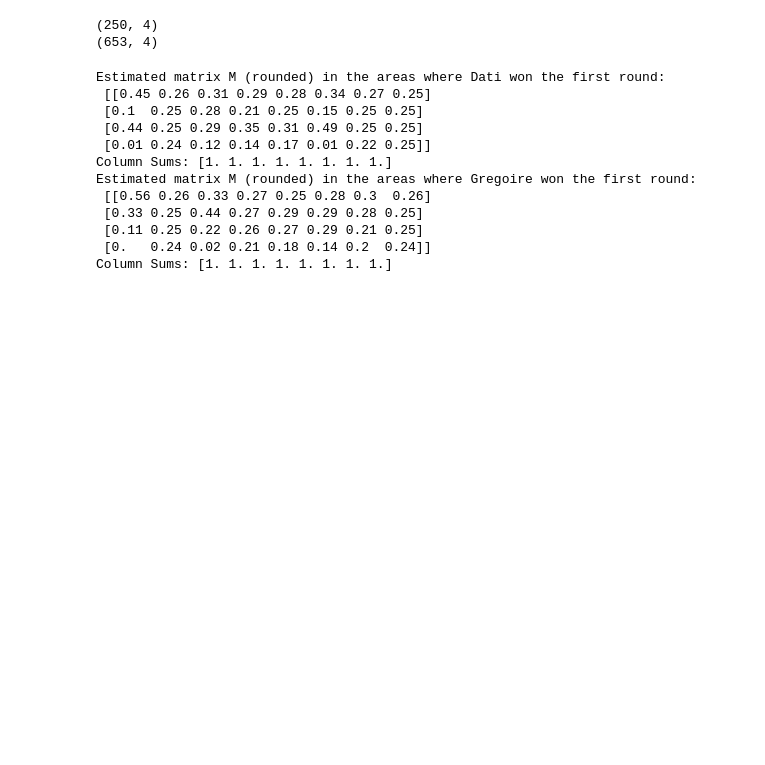
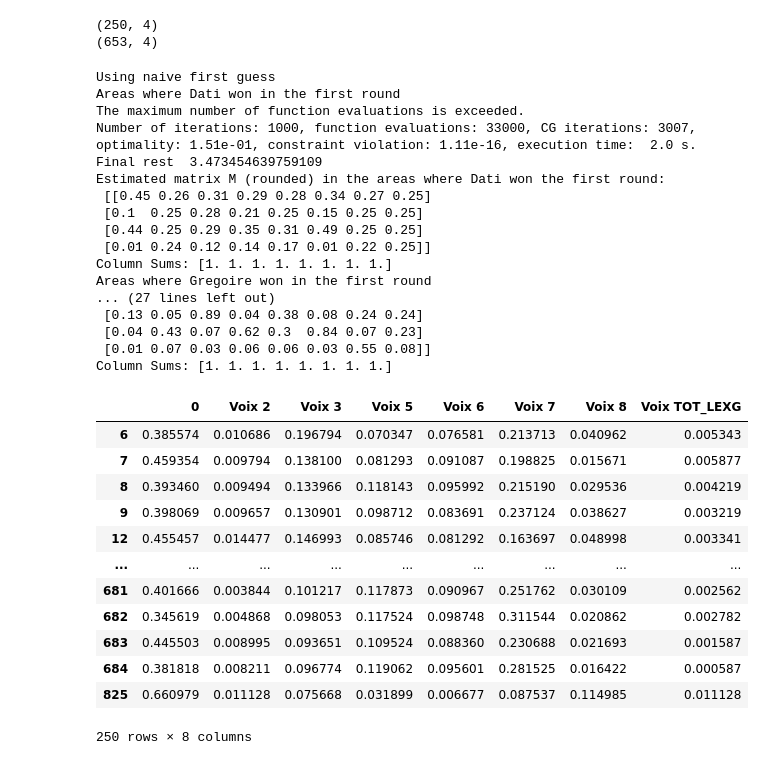
Before and after one commit to sottoviafilippo-ai/election_fluxes, a Jupyter notebook: plots_paris.ipynb, the cells around one changed output. Cells and saved outputs as stored; diff of their text form; code cells hidden in the pictures; blank space fills up the shorter version.

```diff
--- a/plots_paris.ipynb
+++ b/plots_paris.ipynb
@@ -282,7 +283,7 @@ def col_sum(m_flat, col_index, N, M):
     matt = m_flat.reshape((N, M))
     return np.sum(matt[:, col_index]) - 1
 
-def ecological_regression(ele_1, ele_2):
+def ecological_regression(ele_1, ele_2, m0):
     N = len(ele_2[0])
     M = len(ele_1[0])
 
@@ -303,44 +304,78 @@ def ecological_regression(ele_1, ele_2):
     # then impose that all entries of the transfer matrix be positive but not greater than 1
     bounds = [(0, 1) for flat_matrix_index in range(N*M)]
 
-    # Use a simple uniform matrix starting point as initial guess
-    m0 = np.full((N, M), 1./N).flatten()
     # finally solve the problem using scipy.optimize's minimize tool
     # using sequential lest squares
     obj = lambda m: objective(m, ele_1, ele_2)
+    search_options = {
+    'maxiter': 1000,
+    'disp': True
+    }
     #res = minimize(obj, m0, method='SLSQP', bounds=bounds, constraints=cons)
-    res = minimize(obj, m0, method= 'trust-constr', bounds=bounds, constraints=cons)
+    res = minimize(obj, m0, method= 'trust-constr', bounds=bounds, constraints=cons, options=search_options)
     # this method is the successor of SLSQP, more robust agains singular matrices
     # reshape the result for clearer output
     estimated_mat = res.x.reshape((N, M))
     #print(res.success)
     #print(res.message)
+    print('Final rest ', res.fun)
     return estimated_mat
 
+# Use a simple uniform matrix starting point as initial guess
+m0_naive = np.full((4, 8), 1./4).flatten()
 
-estimated_mat_dati = ecological_regression(array_1_dati, array_2_dati)# in the areas where Dati won in the first round
+# first guess
+
+m0 = np.array([[0.7, 0.5, 0.05, 0.3, 0.3, 0.05, 0.1, 0.5],
+      [0.12, 0.02, 0.93, 0.01, 0.39, 0.01, 0.25, 0.25],
+      [0.12, 0.48, 0.01, 0.69, 0.3, 0.94, 0.01, 0.25],
+      [0.06, 0.0, 0.01, 0.0, 0.01, 0.06, 0.64, 0.]]).flatten()
+
+
+print("Using naive first guess")
+print("Areas where Dati won in the first round")
+estimated_mat_dati = ecological_regression(array_1_dati, array_2_dati, m0_naive)# in the areas where Dati won in the first round
 estimated_mat_rounded = np.round(estimated_mat_dati, 2) # for viewing ease
 print("Estimated matrix M (rounded) in the areas where Dati won the first round:\n", estimated_mat_rounded)
 print("Column Sums:", estimated_mat_dati.sum(axis=0))
+print("Areas where Gregoire won in the first round")
+estimated_mat_gregoire = ecological_regression(array_1_gregoire, array_2_gregoire, m0_naive)# in the areas where Dati won in the first round
+estimated_mat_rounded = np.round(estimated_mat_gregoire, 2) # for viewing ease
+print("Estimated matrix M (rounded) in the areas where Gregoire won the first round:\n", estimated_mat_rounded)
+print("Column Sums:", estimated_mat_gregoire.sum(axis=0))
 
-estimated_mat_gregoire = ecological_regression(array_1_gregoire, array_2_gregoire)# in the areas where Dati won in the first round
+print("\n Using smarter first guess")
+print("Areas where Dati won in the first round")
+estimated_mat_dati = ecological_regression(array_1_dati, array_2_dati, m0)# in the areas where Dati won in the first round
+estimated_mat_rounded = np.round(estimated_mat_dati, 2) # for viewing ease
+print("Estimated matrix M (rounded) in the areas where Dati won the first round:\n", estimated_mat_rounded)
+print("Column Sums:", estimated_mat_dati.sum(axis=0))
+print("Areas where Gregoire won in the first round")
+estimated_mat_gregoire = ecological_regression(array_1_gregoire, array_2_gregoire, m0)# in the areas where Dati won in the first round
 estimated_mat_rounded = np.round(estimated_mat_gregoire, 2) # for viewing ease
 print("Estimated matrix M (rounded) in the areas where Gregoire won the first round:\n", estimated_mat_rounded)
 print("Column Sums:", estimated_mat_gregoire.sum(axis=0))
 
 # round 1 order : abs and invalid, Mariani, Gregoire, Knafo, Bournazel, Dati, Chikirou, Far Left
-# round 2 order : abs and invalid, Gregoire, Dati, Far Left
+# round 2 order : abs and invalid, Gregoire, Dati, Chikirou
+
+# THE ANALYSIS SHOULD BE WEIGHTED BY THE NUMBER OF PEOPLE REGISTERED IN EACH SECTION. FURTHER DEVELOPMENT. FOR NOW OK, THE SIZES DO NOT VARY TOO MUCH
 # %% [output]
+Using naive first guess
+Areas where Dati won in the first round
+The maximum number of function evaluations is exceeded.
+Number of iterations: 1000, function evaluations: 33000, CG iterations: 3007, optimality: 1.51e-01, constraint violation: 1.11e-16, execution time:  2.0 s.
+Final rest  3.473454639759109
 Estimated matrix M (rounded) in the areas where Dati won the first round:
  [[0.45 0.26 0.31 0.29 0.28 0.34 0.27 0.25]
  [0.1  0.25 0.28 0.21 0.25 0.15 0.25 0.25]
  [0.44 0.25 0.29 0.35 0.31 0.49 0.25 0.25]
  [0.01 0.24 0.12 0.14 0.17 0.01 0.22 0.25]]
 Column Sums: [1. 1. 1. 1. 1. 1. 1. 1.]
-Estimated matrix M (rounded) in the areas where Gregoire won the first round:
- [[0.56 0.26 0.33 0.27 0.25 0.28 0.3  0.26]
- [0.33 0.25 0.44 0.27 0.29 0.29 0.28 0.25]
- [0.11 0.25 0.22 0.26 0.27 0.29 0.21 0.25]
- [0.   0.24 0.02 0.21 0.18 0.14 0.2  0.24]]
+Areas where Gregoire won in the first round
+... (27 lines left out)
+ [0.13 0.05 0.89 0.04 0.38 0.08 0.24 0.24]
+ [0.04 0.43 0.07 0.62 0.3  0.84 0.07 0.23]
+ [0.01 0.07 0.03 0.06 0.06 0.03 0.55 0.08]]
 Column Sums: [1. 1. 1. 1. 1. 1. 1. 1.]
 # %%
@@ -347,0 +428,16 @@ Column Sums: [1. 1. 1. 1. 1. 1. 1. 1.]
+# %%
+df1_dati_subset
+# %% [output]
+|  | 0 | Voix 2 | Voix 3 | Voix 5 | Voix 6 | Voix 7 | Voix 8 | Voix TOT_LEXG |
+| 6 | 0.385574 | 0.010686 | 0.196794 | 0.070347 | 0.076581 | 0.213713 | 0.040962 | 0.005343 |
+| 7 | 0.459354 | 0.009794 | 0.138100 | 0.081293 | 0.091087 | 0.198825 | 0.015671 | 0.005877 |
+| 8 | 0.393460 | 0.009494 | 0.133966 | 0.118143 | 0.095992 | 0.215190 | 0.029536 | 0.004219 |
+| 9 | 0.398069 | 0.009657 | 0.130901 | 0.098712 | 0.083691 | 0.237124 | 0.038627 | 0.003219 |
+| 12 | 0.455457 | 0.014477 | 0.146993 | 0.085746 | 0.081292 | 0.163697 | 0.048998 | 0.003341 |
+| ... | ... | ... | ... | ... | ... | ... | ... | ... |
+| 681 | 0.401666 | 0.003844 | 0.101217 | 0.117873 | 0.090967 | 0.251762 | 0.030109 | 0.002562 |
+| 682 | 0.345619 | 0.004868 | 0.098053 | 0.117524 | 0.098748 | 0.311544 | 0.020862 | 0.002782 |
+| 683 | 0.445503 | 0.008995 | 0.093651 | 0.109524 | 0.088360 | 0.230688 | 0.021693 | 0.001587 |
+| 684 | 0.381818 | 0.008211 | 0.096774 | 0.119062 | 0.095601 | 0.281525 | 0.016422 | 0.000587 |
+| 825 | 0.660979 | 0.011128 | 0.075668 | 0.031899 | 0.006677 | 0.087537 | 0.114985 | 0.011128 |
+250 rows × 8 columns
```
Also changed, not shown: parts of 2 cells of this notebook.
